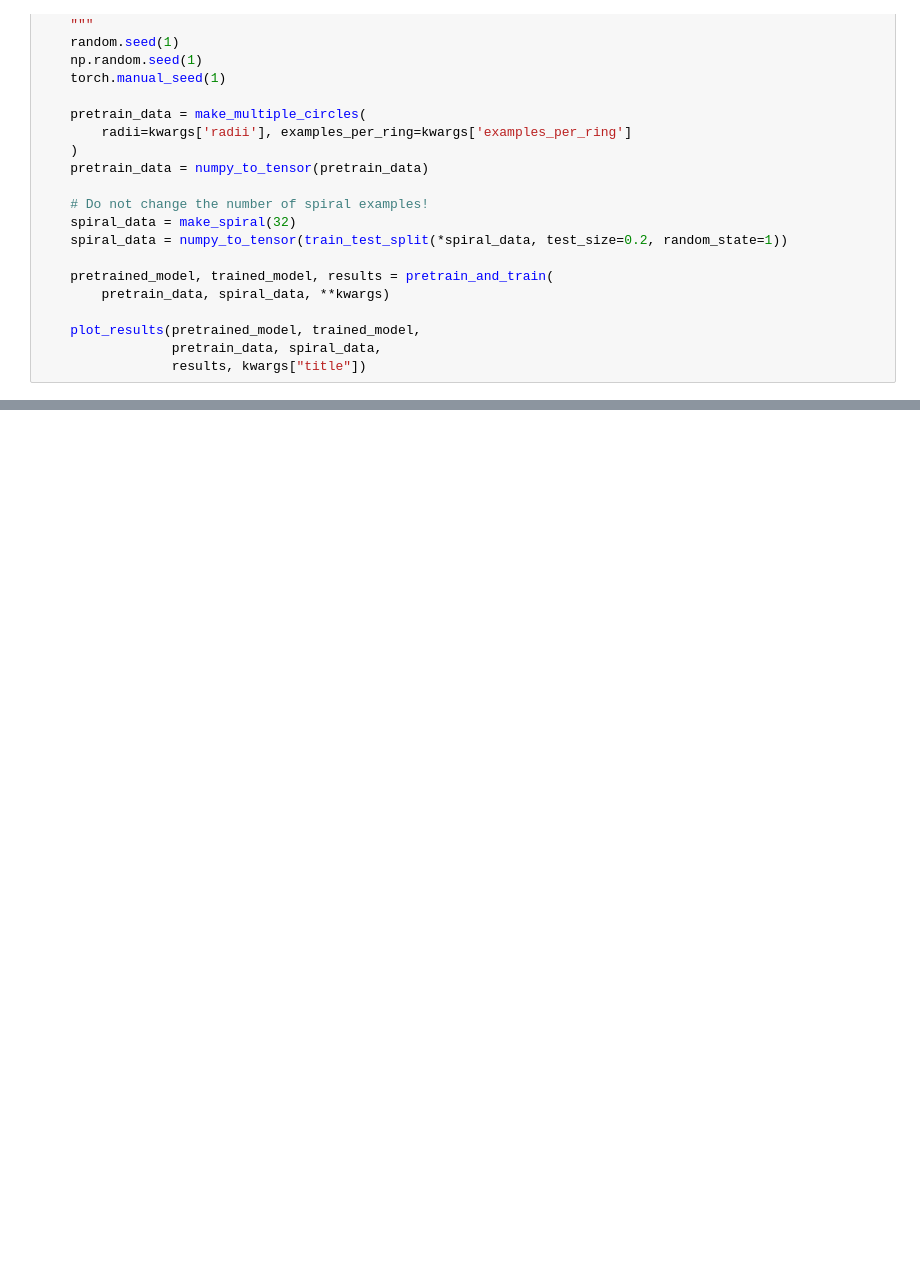
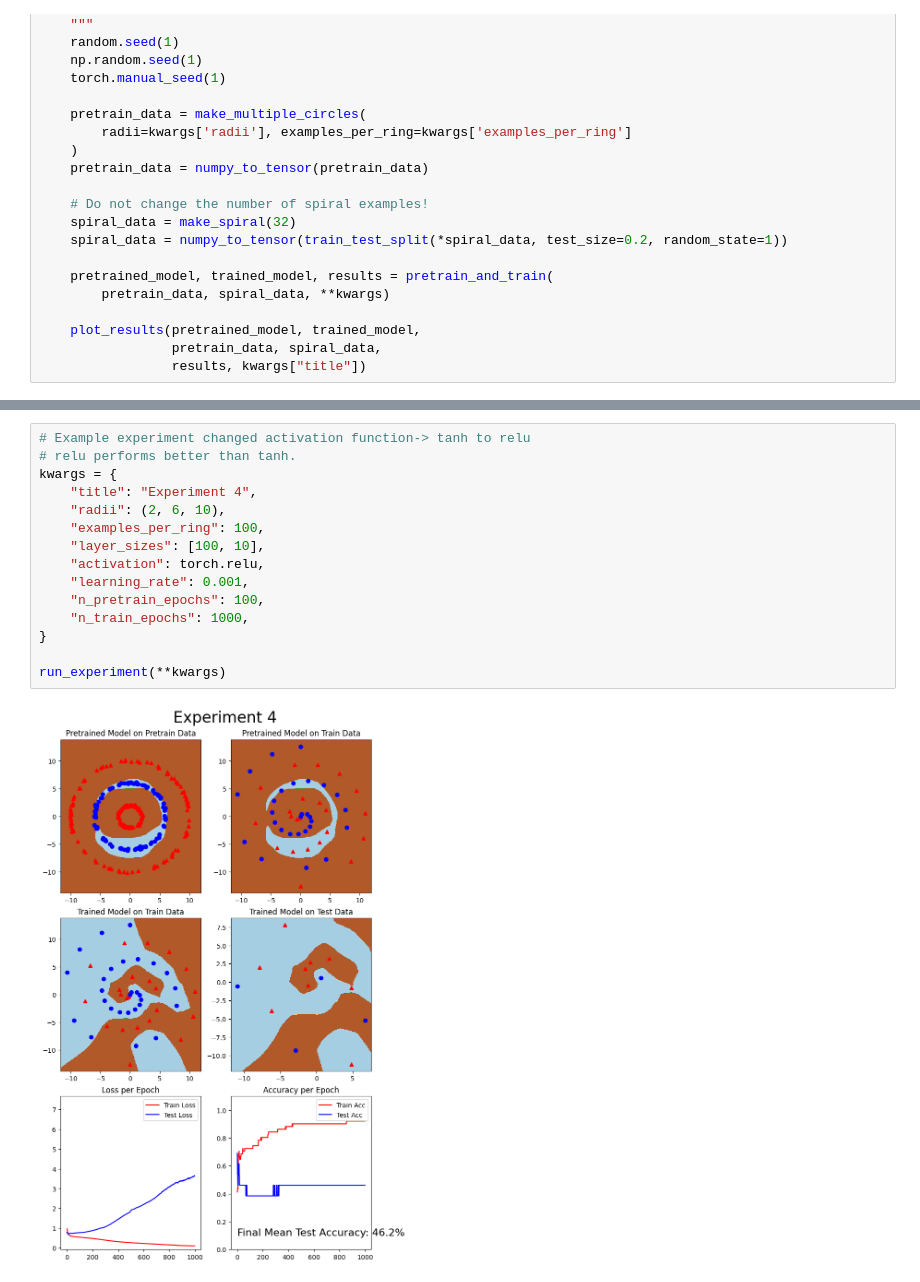
Before and after one commit to Sayantani-Bhattacharya/Perceptrons, a Jupyter notebook: hw1.ipynb, the cells around one changed output, grey strips where cells are left out. Cells and saved outputs as stored; diff of their text form; blank space fills up the shorter version.

```diff
--- a/hw1.ipynb
+++ b/hw1.ipynb
@@ -497,0 +550,17 @@ run_experiment(**kwargs)
+# %%
+# Example experiment changed activation function-> tanh to relu
+# relu performs better than tanh.
+kwargs = {
+    "title": "Experiment 4",
+    "radii": (2, 6, 10),
+    "examples_per_ring": 100,
+    "layer_sizes": [100, 10],
+    "activation": torch.relu,
+    "learning_rate": 0.001,
+    "n_pretrain_epochs": 100,
+    "n_train_epochs": 1000,
+}
+
+run_experiment(**kwargs)
+# %% [output]
+[figure, added]
```
Also changed, not shown: parts of 11 cells of this notebook.
